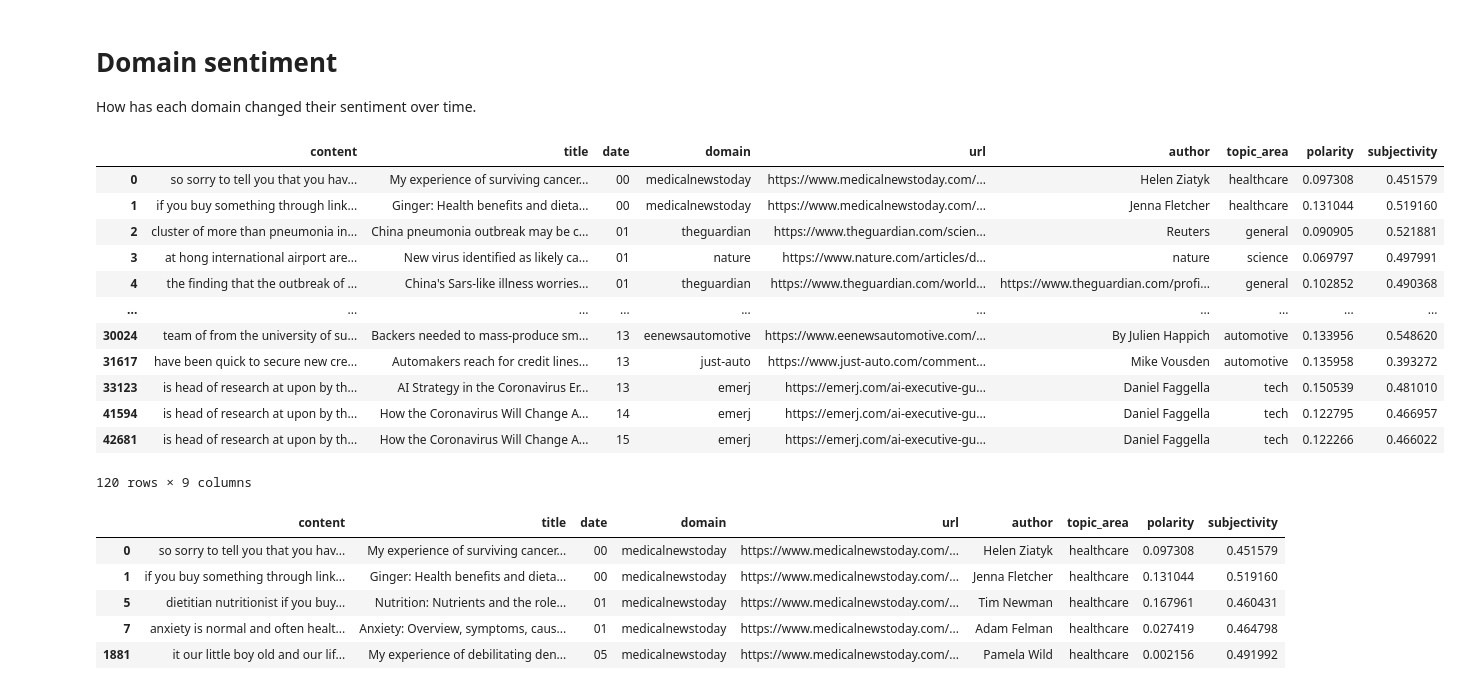
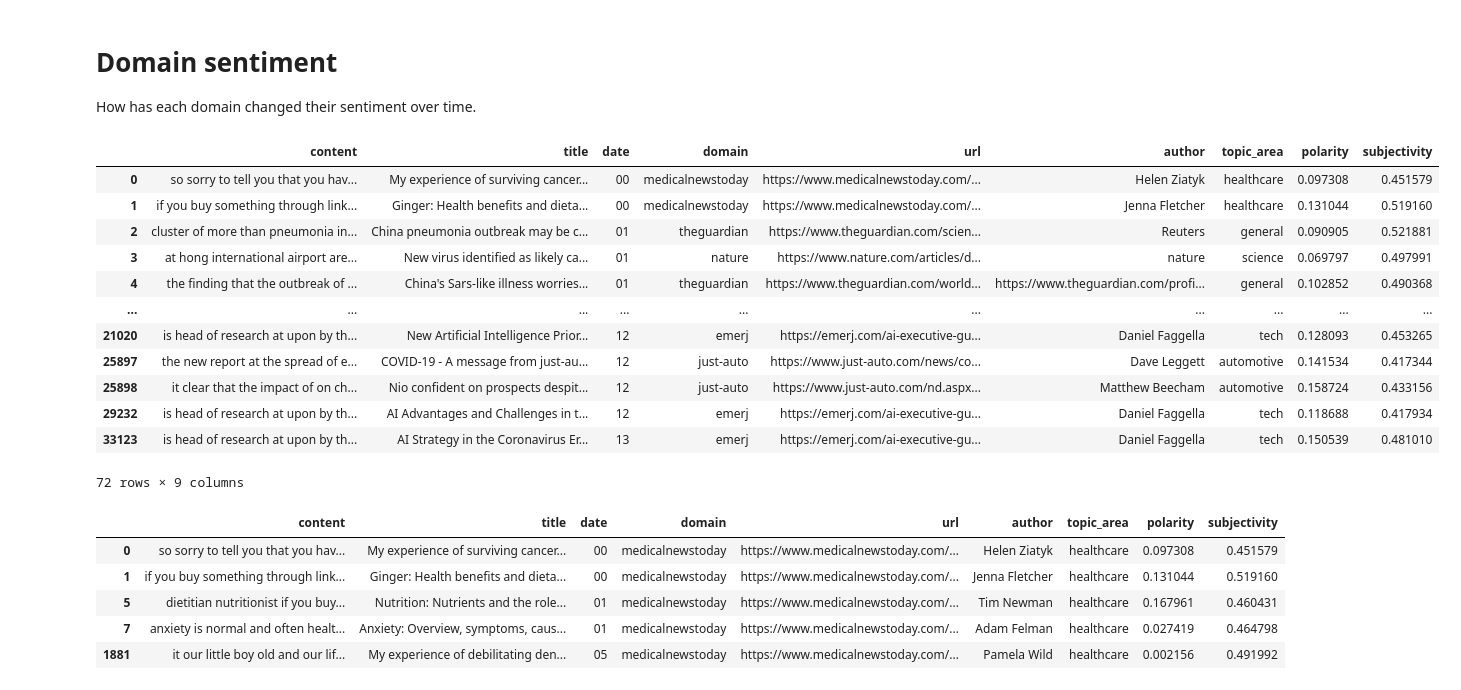
Before and after one commit to miguel2650/covid-19-research, a Jupyter notebook: 3-sentiment-analysis.ipynb, the cells around one changed output. Saved outputs shown, nothing was run; the diff lists cells and outputs as text; code cells hidden in the pictures.

Commit message:
Added comments and documentation for notebook 2 and 3

```diff
--- a/3-sentiment-analysis.ipynb
+++ b/3-sentiment-analysis.ipynb
@@ -78,22 +87,22 @@ How has each domain changed their sentiment over time.
 # %%
 data_domain = copy.deepcopy(data)
 data_domain["date"] = pd.to_datetime(data["date"]).dt.strftime("%W")
 data_domain = data_domain.groupby("domain", as_index=False, sort=False)
-data_domain.head(5)
+data_domain.head(3)
 # %% [output]
 |  | content | title | date | domain | url | author | topic_area | polarity | subjectivity |
 | 0 | so sorry to tell you that you hav... | My experience of surviving cancer... | 00 | medicalnewstoday | https://www.medicalnewstoday.com/... | Helen Ziatyk | healthcare | 0.097308 | 0.451579 |
 | 1 | if you buy something through link... | Ginger: Health benefits and dieta... | 00 | medicalnewstoday | https://www.medicalnewstoday.com/... | Jenna Fletcher | healthcare | 0.131044 | 0.519160 |
 | 2 | cluster of more than pneumonia in... | China pneumonia outbreak may be c... | 01 | theguardian | https://www.theguardian.com/scien... | Reuters | general | 0.090905 | 0.521881 |
 | 3 | at hong international airport are... | New virus identified as likely ca... | 01 | nature | https://www.nature.com/articles/d... | nature | science | 0.069797 | 0.497991 |
 | 4 | the finding that the outbreak of ... | China's Sars-like illness worries... | 01 | theguardian | https://www.theguardian.com/world... | https://www.theguardian.com/profi... | general | 0.102852 | 0.490368 |
 | ... | ... | ... | ... | ... | ... | ... | ... | ... | ... |
-| 30024 | team of from the university of su... | Backers needed to mass-produce sm... | 13 | eenewsautomotive | https://www.eenewsautomotive.com/... | By Julien Happich | automotive | 0.133956 | 0.548620 |
-| 31617 | have been quick to secure new cre... | Automakers reach for credit lines... | 13 | just-auto | https://www.just-auto.com/comment... | Mike Vousden | automotive | 0.135958 | 0.393272 |
+| 21020 | is head of research at upon by th... | New Artificial Intelligence Prior... | 12 | emerj | https://emerj.com/ai-executive-gu... | Daniel Faggella | tech | 0.128093 | 0.453265 |
+| 25897 | the new report at the spread of e... | COVID-19 - A message from just-au... | 12 | just-auto | https://www.just-auto.com/news/co... | Dave Leggett | automotive | 0.141534 | 0.417344 |
+| 25898 | it clear that the impact of on ch... | Nio confident on prospects despit... | 12 | just-auto | https://www.just-auto.com/nd.aspx... | Matthew Beecham | automotive | 0.158724 | 0.433156 |
+| 29232 | is head of research at upon by th... | AI Advantages and Challenges in t... | 12 | emerj | https://emerj.com/ai-executive-gu... | Daniel Faggella | tech | 0.118688 | 0.417934 |
 | 33123 | is head of research at upon by th... | AI Strategy in the Coronavirus Er... | 13 | emerj | https://emerj.com/ai-executive-gu... | Daniel Faggella | tech | 0.150539 | 0.481010 |
-| 41594 | is head of research at upon by th... | How the Coronavirus Will Change A... | 14 | emerj | https://emerj.com/ai-executive-gu... | Daniel Faggella | tech | 0.122795 | 0.466957 |
-| 42681 | is head of research at upon by th... | How the Coronavirus Will Change A... | 15 | emerj | https://emerj.com/ai-executive-gu... | Daniel Faggella | tech | 0.122266 | 0.466022 |
-120 rows × 9 columns
+72 rows × 9 columns
 # %%
 # New dataframe with weekly time format
 domain_date = data.copy()
```
Also changed, not shown: parts of 7 cells of this notebook, 1 other file.
